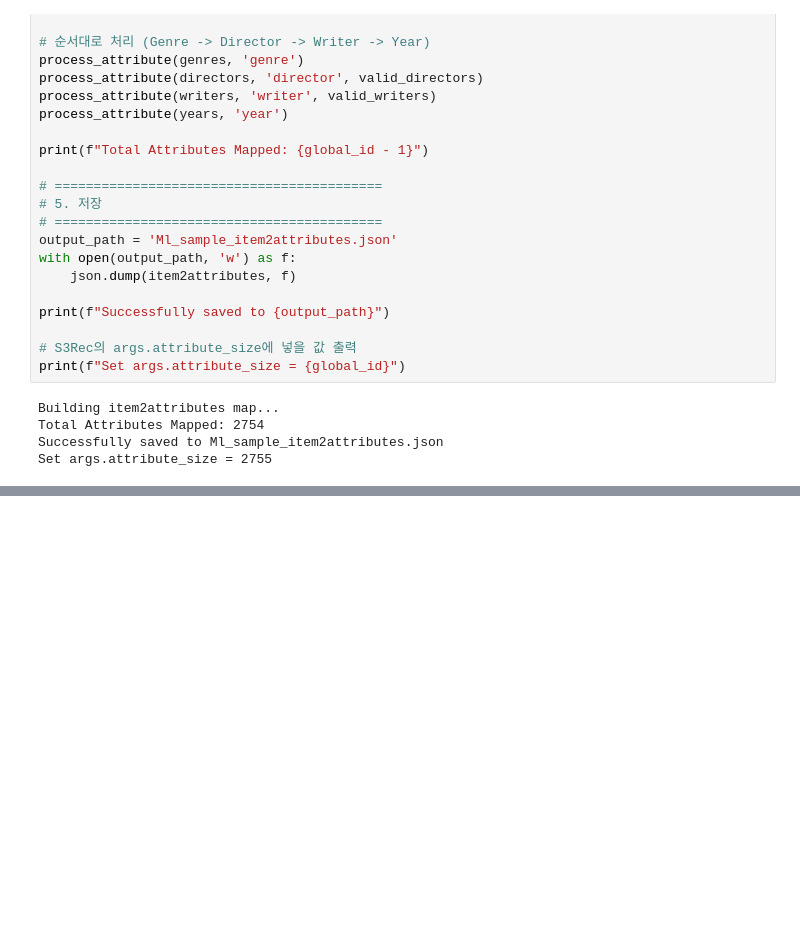
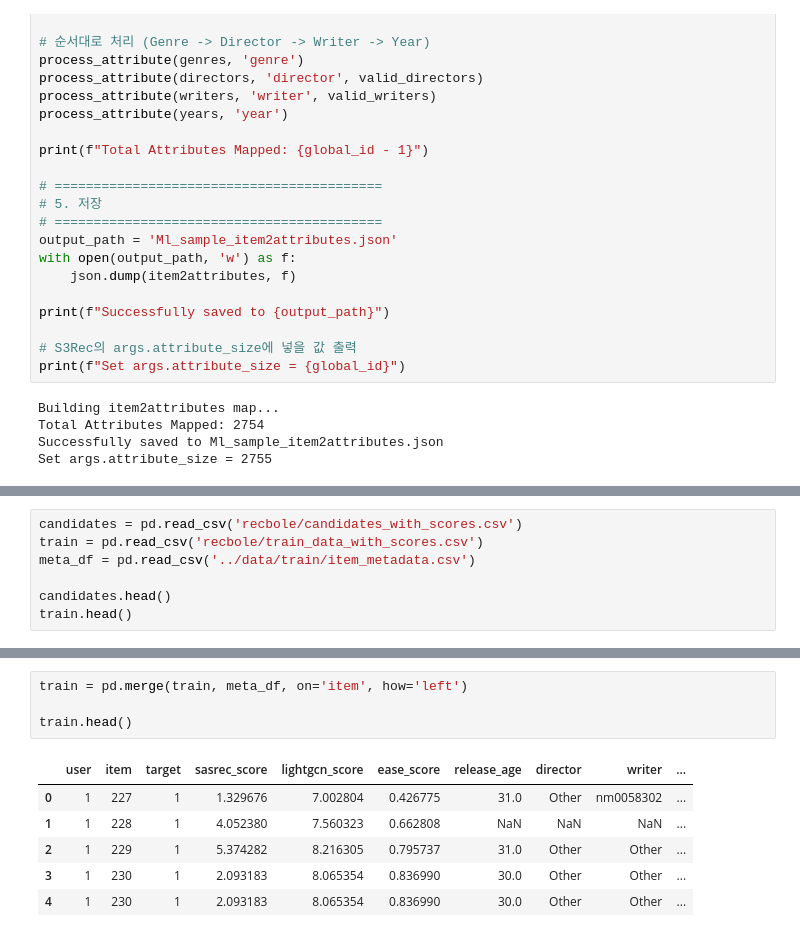
Before and after one commit to monxpronx/Recsys-movierecommendation, a Jupyter notebook: code/EDA.ipynb, the cells around one changed output, grey strips where cells are left out. Saved outputs shown, nothing was run; the diff lists cells and outputs as text; blank space fills up the shorter version.

Commit message:
feat: preprocess directors, writers

```diff
--- a/code/EDA.ipynb
+++ b/code/EDA.ipynb
@@ -440,0 +475,7 @@ Set args.attribute_size = 2755
+# %%
+candidates = pd.read_csv('recbole/candidates_with_scores.csv')
+train = pd.read_csv('recbole/train_data_with_scores.csv')
+meta_df = pd.read_csv('../data/train/item_metadata.csv')
+
+candidates.head()
+train.head()
@@ -440,0 +508,11 @@ Set args.attribute_size = 2755
+# %%
+train = pd.merge(train, meta_df, on='item', how='left')
+
+train.head()
+# %% [output]
+|  | user | item | target | sasrec_score | lightgcn_score | ease_score | release_age | director | writer | ... |
+| 0 | 1 | 227 | 1 | 1.329676 | 7.002804 | 0.426775 | 31.0 | Other | nm0058302 | ... |
+| 1 | 1 | 228 | 1 | 4.052380 | 7.560323 | 0.662808 | NaN | NaN | NaN | ... |
+| 2 | 1 | 229 | 1 | 5.374282 | 8.216305 | 0.795737 | 31.0 | Other | Other | ... |
+| 3 | 1 | 230 | 1 | 2.093183 | 8.065354 | 0.836990 | 30.0 | Other | Other | ... |
+| 4 | 1 | 230 | 1 | 2.093183 | 8.065354 | 0.836990 | 30.0 | Other | Other | ... |
```
Also changed, not shown: parts of 9 cells of this notebook, 6 other files.
